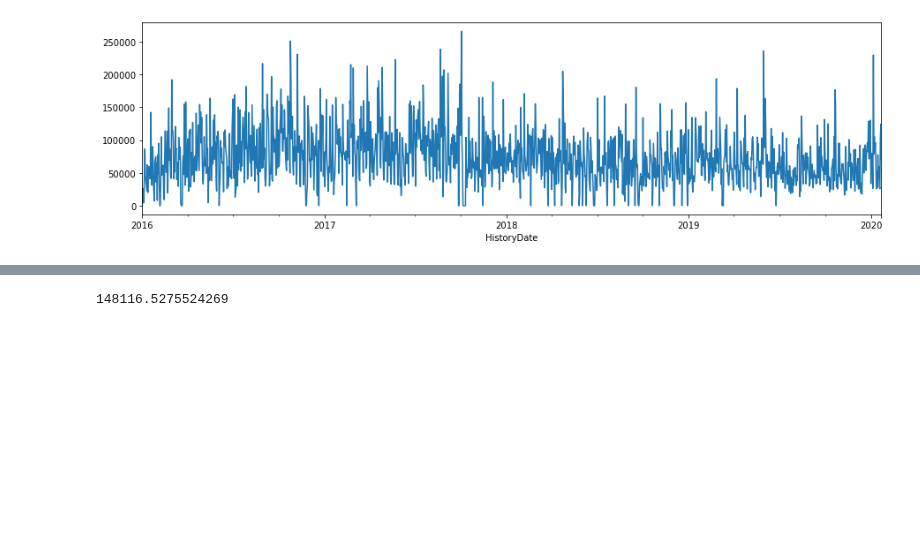
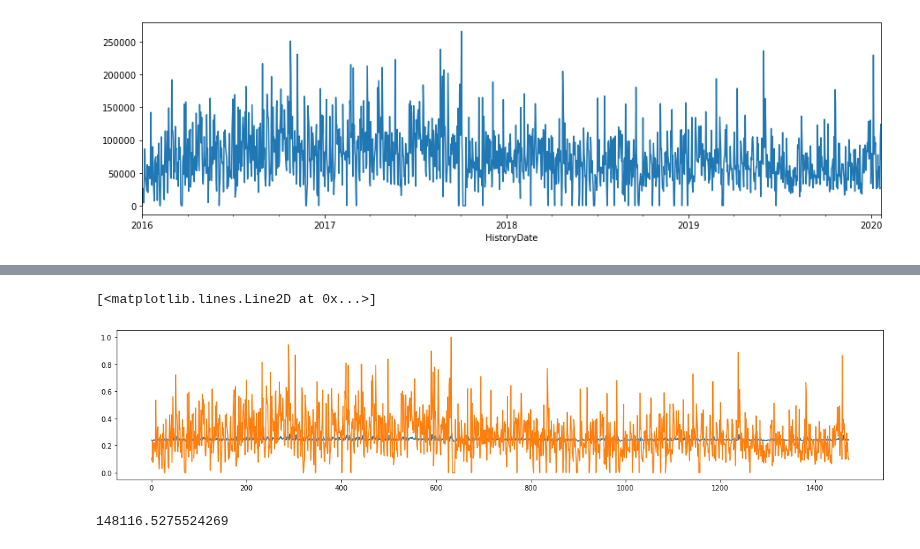
Before and after one commit to CahidArda/data-science-intenship-study, a Jupyter notebook: notebooks/rnn/rnn_forecasting.ipynb, the cells around one changed output, grey strips where cells are left out. Cells and saved outputs as stored; diff of their text form; code cells hidden in the pictures; blank space fills up the shorter version.

```diff
--- a/notebooks/rnn/rnn_forecasting.ipynb
+++ b/notebooks/rnn/rnn_forecasting.ipynb
@@ -170,0 +169,12 @@ plt.show()
+# %%
+def flatten(data):
+    return data.reshape(-1)
+# %%
+plt.figure(figsize=(20,4))
+y_pred_flat = flatten(rnn.predict(X))
+y_actual_flat = flatten(y.numpy())
+plt.plot(y_pred_flat)
+plt.plot(y_actual_flat)
+# %% [output]
+[<matplotlib.lines.Line2D at 0x...>]
+[figure, added]
```
Also changed, not shown: parts of 6 cells of this notebook.
